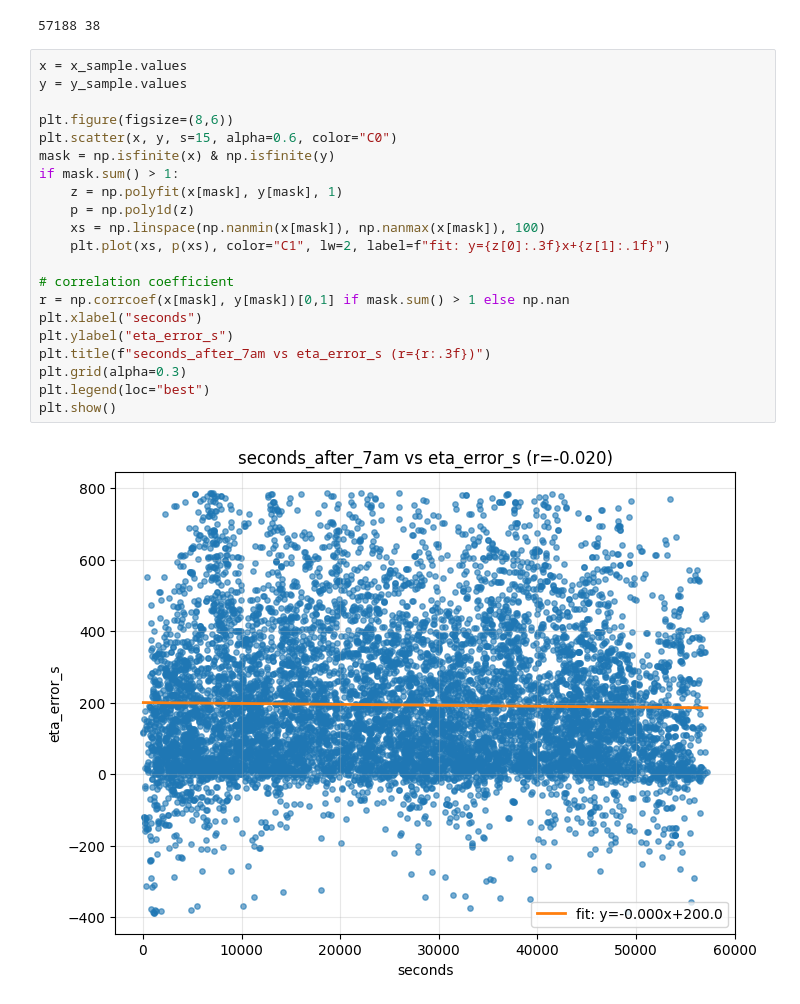
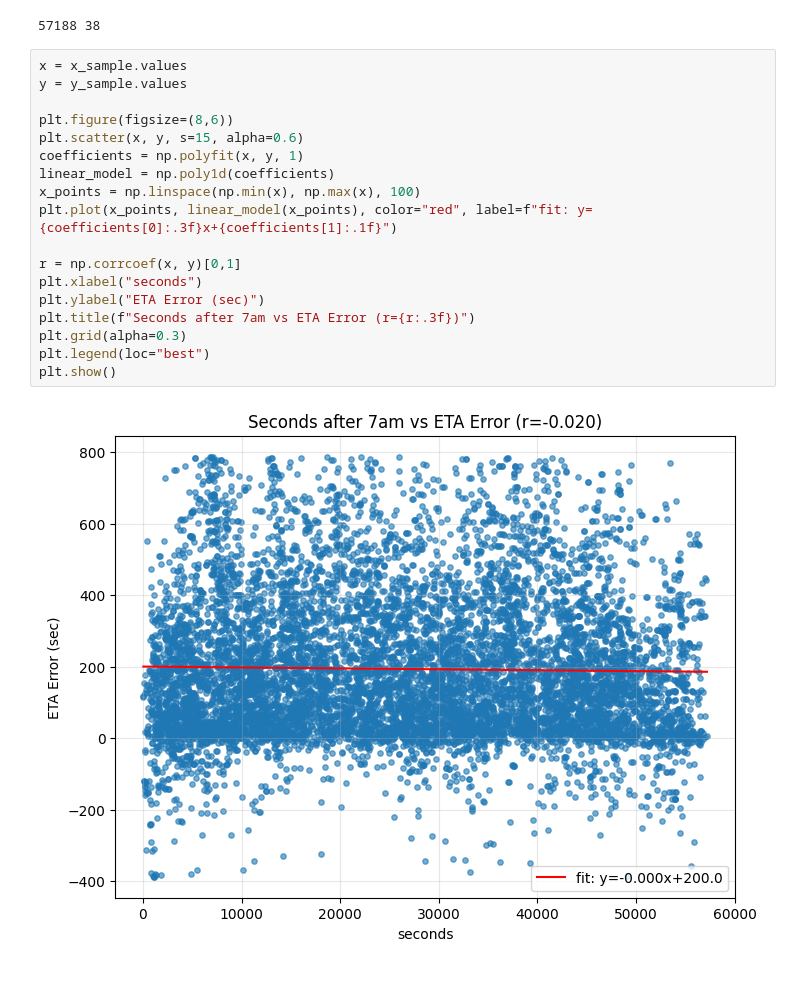
Before and after one commit to AlphaZero4000/Rutgers-Bus, a Jupyter notebook: correlation_analysis.ipynb, the cells around one changed output. Drawn from its saved outputs; the diff is of its cells as text.

```diff
--- a/correlation_analysis.ipynb
+++ b/correlation_analysis.ipynb
@@ -179,25 +169,22 @@ print(x_sample.max(), x_sample.min())
 # %%
 x = x_sample.values
 y = y_sample.values
 
 plt.figure(figsize=(8,6))
-plt.scatter(x, y, s=15, alpha=0.6, color="C0")
-mask = np.isfinite(x) & np.isfinite(y)
-if mask.sum() > 1:
-    z = np.polyfit(x[mask], y[mask], 1)
-    p = np.poly1d(z)
-    xs = np.linspace(np.nanmin(x[mask]), np.nanmax(x[mask]), 100)
-    plt.plot(xs, p(xs), color="C1", lw=2, label=f"fit: y={z[0]:.3f}x+{z[1]:.1f}")
+plt.scatter(x, y, s=15, alpha=0.6)
+coefficients = np.polyfit(x, y, 1)
+linear_model = np.poly1d(coefficients)
+x_points = np.linspace(np.min(x), np.max(x), 100)
+plt.plot(x_points, linear_model(x_points), color="red", label=f"fit: y={coefficients[0]:.3f}x+{coefficients[1]:.1f}")
 
-# correlation coefficient
-r = np.corrcoef(x[mask], y[mask])[0,1] if mask.sum() > 1 else np.nan
+r = np.corrcoef(x, y)[0,1]
 plt.xlabel("seconds")
-plt.ylabel("eta_error_s")
-plt.title(f"seconds_after_7am vs eta_error_s (r={r:.3f})")
+plt.ylabel("ETA Error (sec)")
+plt.title(f"Seconds after 7am vs ETA Error (r={r:.3f})")
 plt.grid(alpha=0.3)
 plt.legend(loc="best")
 plt.show()
 # %% [output]
-[figure, old version]
+[figure, new version]
 # %%
 bins = np.linspace(0, 86400, 25)
```
Also changed, not shown: parts of 7 cells of this notebook, 2 other files.
